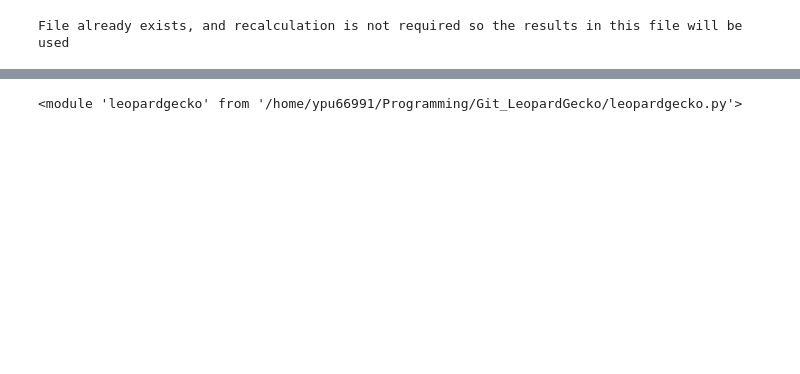
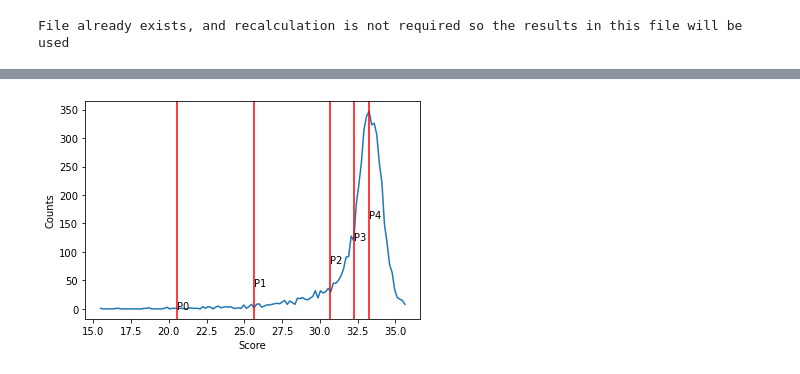
Before and after one commit to rosalindfranklininstitute/LeopardGecko, a Jupyter notebook: GenerateReportAndAutoPointsOfInterest.ipynb, the cells around one changed output, grey strips where cells are left out. Cells and saved outputs as stored; diff of their text form; code cells hidden in the pictures; blank space fills up the shorter version.

Commit message:
Update to leopardgecko.py and Report-making code. It now shows the score of pre-segmented volumes

```diff
--- a/GenerateReportAndAutoPointsOfInterest.ipynb
+++ b/GenerateReportAndAutoPointsOfInterest.ipynb
@@ -100,0 +144,19 @@ Volume region with commonest consistency  [ 768:1024 , 1024:1280 , 896:1152 ] ce
+# %%
+#Prints a report about the locations of the points of interest
+def point_ReportResultAs_Vol_Center_CScore(p3d , width):
+    w2 = int(width/2)
+
+    p = p3d[0] #First element is the voxel coordinates
+    point_dist = p3d[1] #Second element is the distance to...
+    point_cscore = p3d[2] #Second element is the consistency score
+
+    s = "[ " + str(p[0]-w2) + ":" + str(p[0]+w2) + " , " + \
+        str(p[1]-w2) + ":" + str(p[1]+w2) + " , " + \
+        str(p[2]-w2) + ":" + str(p[2]+w2) + \
+        " ]"
+    s +=  " centered at " + str(p)
+    s += " cscore=" + str(point_cscore)
+    return s
+
+for i in range( len(poi) ):
+    print ("P{}".format(i) , point_ReportResultAs_Vol_Center_CScore( poi[i] , k_width) )
@@ -101,5 +169,20 @@ Volume region with commonest consistency  [ 768:1024 , 1024:1280 , 896:1152 ] ce
+# %%
+#Plots the Consistency score histogram and highlights points of interest
+plt.plot(scoredata_lg.histogram_bins, scoredata_lg.histogram)
+plt.xlabel('Score')
+plt.ylabel('Counts')
+
+for i in range( len(poi) ):
+    x0 = poi[i][2] #gets the point score
+    plt.axvline( x0, color='red')
+
+    #Annotate lines
+    #plt.annotate( 'P{}'.format(i), ( x0, fgaussian(x0, popt[0], popt[1], popt[2]) ) )
+    plt.annotate( 'P{}'.format(i), ( x0, i*40 ) )
+    #uses the gaussian approximation to get a rough location of the point
+# %% [output]
+[figure, added]
 # %%
-import importlib
-importlib.reload(lg)
+#In case leopardgeck has been modified, run these commands bellow
+#import importlib
+#importlib.reload(lg)
-# %% [output]
-<module 'leopardgecko' from '/home/ypu66991/Programming/Git_LeopardGecko/leopardgecko.py'>
```
Also changed, not shown: parts of 14 cells of this notebook, 2 other files.
